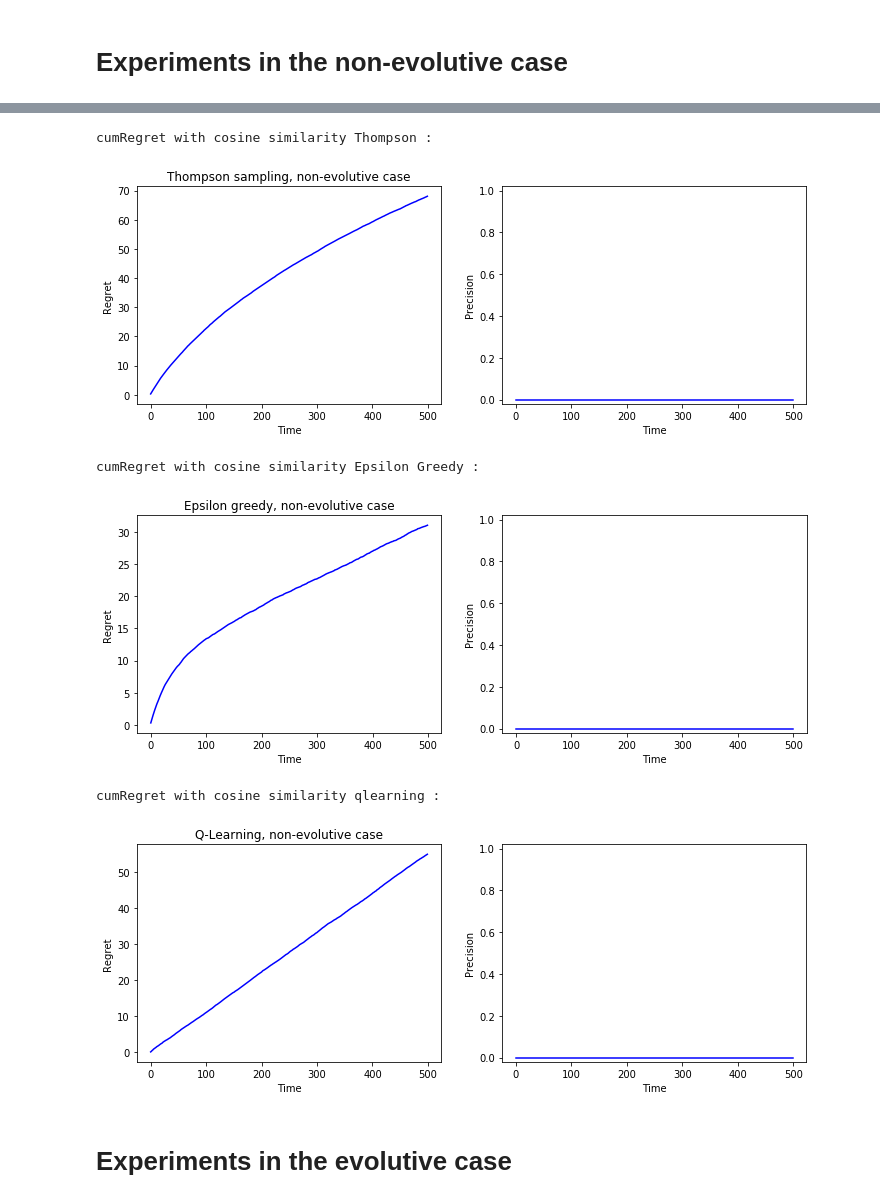
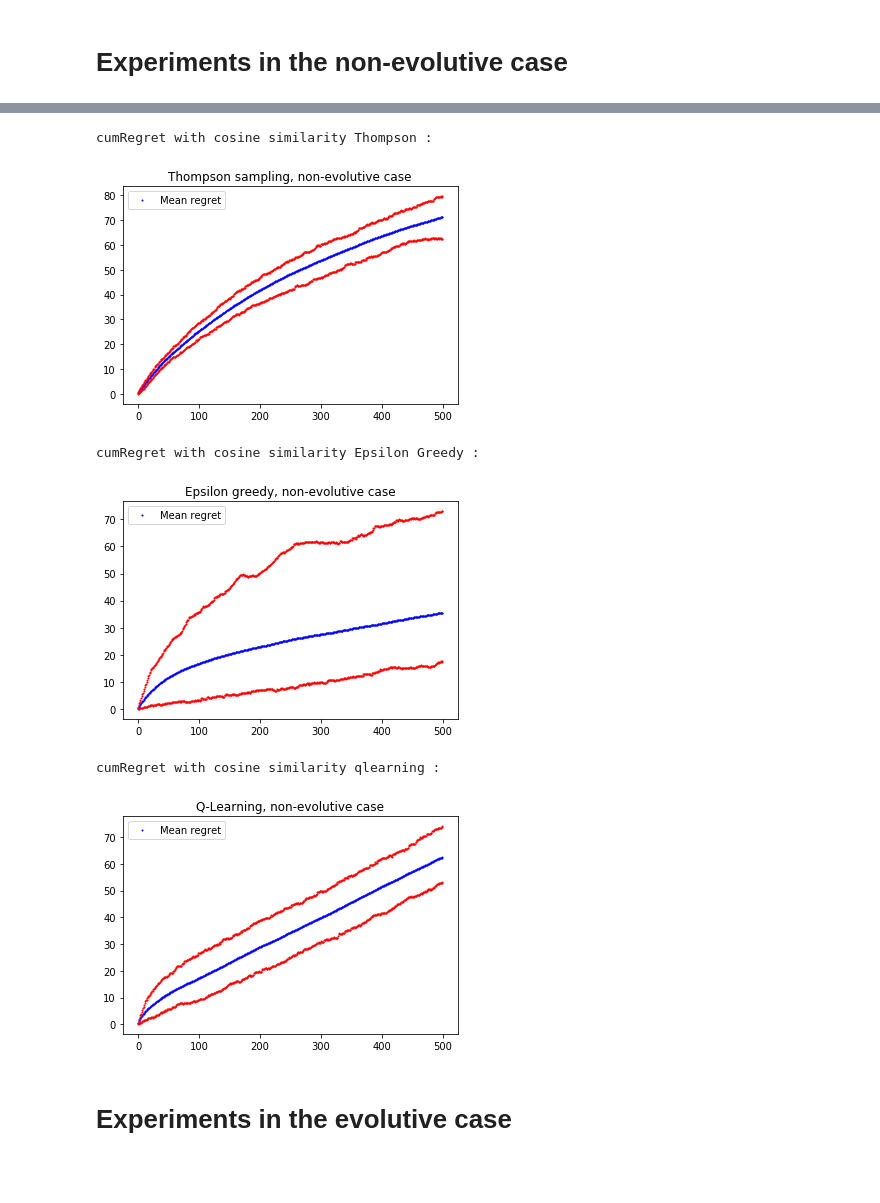
Before and after one commit to TDahmen/IA316_Youtube, a Jupyter notebook: experiments.ipynb, the cells around one changed output, grey strips where cells are left out. Drawn from its saved outputs; the diff is of its cells as text; code cells hidden in the pictures; blank space fills up the shorter version.

```diff
--- a/experiments.ipynb
+++ b/experiments.ipynb
@@ -8,5 +8,27 @@ from agents import Agent, get_regret, show_metrics
 # %%
 nb_simus = 100
+# %%
+def show_(rewards, bestActionSim, title):
+
+    regrets = np.zeros(rewards.shape)
+
+    for idx, r in enumerate(rewards):
+        regret, _ = get_regret(r, *bestActionSim)
+        regrets[idx, :] = regret
+
+    mean_regret = np.mean(regrets, axis=0)
+    q_005 = np.quantile(regrets, 0.05, axis=0)
+    q_095 = np.quantile(regrets, 0.95, axis=0)
+
+    plt.xlabel = "Time"
+    plt.ylabel = "Cumulative regret"
+    times = np.arange(len(mean_regret))
+    plt.plot(times, mean_regret, "bo", label="Mean regret", markersize=1)
+    plt.plot(times, q_005, "ro", markersize=1)
+    plt.plot(times, q_095, "ro", markersize=1)
+    plt.legend()
+    plt.title(title)
+    plt.show()
 # %% [markdown]
 # Experiments in the non-evolutive case
 # %%
@@ -48,40 +70,25 @@ Please use `tqdm.notebook.tqdm` instead of `tqdm.tqdm_notebook`
 [interactive output not drawn]
 # %%
 print("cumRegret with cosine similarity Thompson : ")
-
 rewards = np.array(thompson_rewards)
-rewards = np.mean(rewards, axis=0)
-
-regretThompson = get_regret(rewards, *bestActionSim)
-titles = ["Thompson sampling, non-evolutive case", ""]
-show_metrics(regretThompson, titles, 500)
+show_(rewards, bestActionSim, "Thompson sampling, non-evolutive case")
 # %% [output]
 cumRegret with cosine similarity Thompson :
-[figure, old version]
+[figure, new version]
 # %%
 print("cumRegret with cosine similarity Epsilon Greedy : ")
-
 rewards = np.array(greedy_rewards)
-rewards = np.mean(rewards, axis=0)
-
-regretEpsGreedy = get_regret(rewards, *bestActionSim)
-titles = ["Epsilon greedy, non-evolutive case", ""]
-show_metrics(regretEpsGreedy, titles, 500)
+show_(rewards, bestActionSim, "Epsilon greedy, non-evolutive case")
 # %% [output]
 cumRegret with cosine similarity Epsilon Greedy :
-[figure, old version]
+[figure, new version]
 # %%
 print("cumRegret with cosine similarity qlearning : ")
-
 rewards = np.array(q_rewards)
-rewards = np.mean(rewards, axis=0)
-
-regretQlearning = get_regret(rewards, *bestActionSim)
-titles = ["Q-Learning, non-evolutive case", ""]
-show_metrics(regretQlearning, titles, 500)
+show_(rewards, bestActionSim, "Q-Learning, non-evolutive case")
 # %% [output]
 cumRegret with cosine similarity qlearning :
-[figure, old version]
+[figure, new version]
 # %% [markdown]
 # Experiments in the evolutive case
 # %%
```
Also changed, not shown: parts of 4 cells of this notebook, 1 other file.
